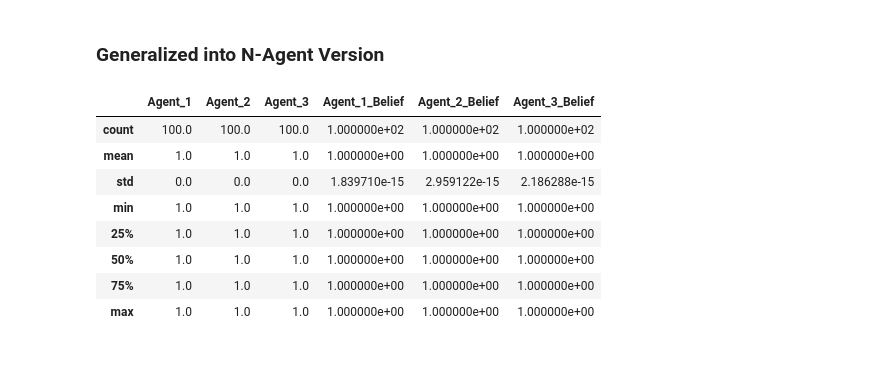
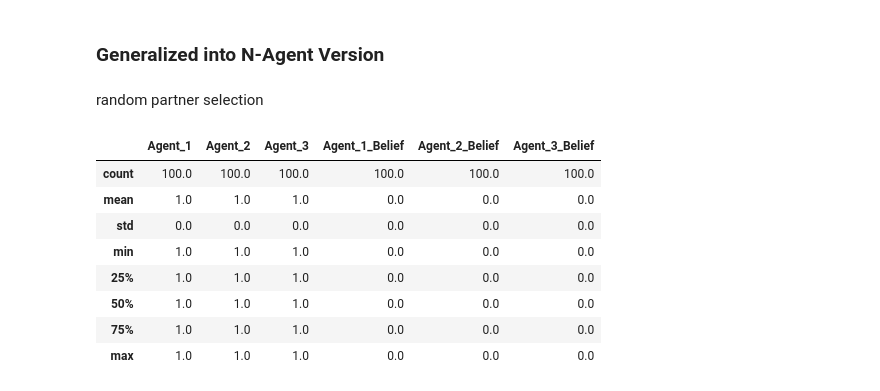
Before and after one commit to HarryZhangHH/EpisodicDRQN, a Jupyter notebook: fictitious_play_experiment.ipynb, the cells around one changed output. Cells and saved outputs as stored; diff of their text form; code cells hidden in the pictures; blank space fills up the shorter version.

```diff
--- a/fictitious_play_experiment.ipynb
+++ b/fictitious_play_experiment.ipynb
@@ -274,17 +294,17 @@ def multi_agent_fictitious_play(N_EPISODES:int, payoff:Type.TensorType, reward:T
         final_strategy[i] = strategy[j,i]
     return strategy, belief, log, final_strategy
 # %%
-def multi_stimulate(REWARD, TEMPTATION, SUCKER, PUNISHMENT, N_EPISODES, N, EPOCH):
+def multi_stimulate(REWARD, TEMPTATION, SUCKER, PUNISHMENT, N_EPISODES, N_AGENTS, EPOCH, entropy_flag=False):
     payoff = np.array([[REWARD, SUCKER],[TEMPTATION, PUNISHMENT]])
     strategy_list, belief_list = [],[]
     for ep in range(EPOCH):
         # 'reward' stores the payoff for each player, assuming the other player plays according to the empirical distribution
         reward = np.zeros([2,2])
         # 'strategy' stores the strategy played in each time period
-        strategy = -np.ones([N_EPISODES,N])
+        strategy = -np.ones([N_EPISODES,N_AGENTS])
         # 'belief' stores the empirical distribution at each time period, which is the defection probability
-        belief = np.zeros(N)
-        _, belief, belief_value, final_strategy = multi_agent_fictitious_play(N_EPISODES, payoff, reward, strategy, belief, N)
+        belief = np.zeros(N_AGENTS)
+        _, belief, belief_log, final_strategy = multi_agent_fictitious_play(N_EPISODES, payoff, reward, strategy, belief, N_AGENTS, entropy_flag=entropy_flag)
         strategy_list.append(final_strategy.copy())
         belief_list.append(belief.copy())
 
@@ -296,32 +316,34 @@ def multi_stimulate(REWARD, TEMPTATION, SUCKER, PUNISHMENT, N_EPISODES, N, EPOCH
 
     df = pd.DataFrame(np.concatenate((np.array(strategy_list),np.array(belief_list)), axis=1), columns=columns)
     return df
+# %% [markdown]
+random partner selection
 # %%
 # prisoner's dilemma
 REWARD, TEMPTATION, SUCKER, PUNISHMENT = 3.0, 5.8, 0.1, 3.3
 # stag hunt
 # REWARD, TEMPTATION, SUCKER, PUNISHMENT = 4, 3, 0, 1
 # REWARD, TEMPTATION, SUCKER, PUNISHMENT = 4, 4, 0, 1
 # chicken
 # REWARD, TEMPTATION, SUCKER, PUNISHMENT = 3, 4, 1, 0
 
-N = 3
 EPOCH = 100
+N_AGENTS = 3
 N_EPISODES = 1000
 # C:0, D:1
 # payoff matrix for the two players in the 2x2 game
-df_multi_PD = multi_stimulate(REWARD, TEMPTATION, SUCKER, PUNISHMENT, N_EPISODES, N, EPOCH)
+df_multi_PD = multi_stimulate(REWARD, TEMPTATION, SUCKER, PUNISHMENT, N_EPISODES, N_AGENTS, EPOCH)
 df_multi_PD.describe()
 # %% [output]
 |  | Agent_1 | Agent_2 | Agent_3 | Agent_1_Belief | Agent_2_Belief | Agent_3_Belief |
-| count | 100.0 | 100.0 | 100.0 | 1.000000e+02 | 1.000000e+02 | 1.000000e+02 |
-| mean | 1.0 | 1.0 | 1.0 | 1.000000e+00 | 1.000000e+00 | 1.000000e+00 |
-| std | 0.0 | 0.0 | 0.0 | 1.839710e-15 | 2.959122e-15 | 2.186288e-15 |
-| min | 1.0 | 1.0 | 1.0 | 1.000000e+00 | 1.000000e+00 | 1.000000e+00 |
-| 25% | 1.0 | 1.0 | 1.0 | 1.000000e+00 | 1.000000e+00 | 1.000000e+00 |
-| 50% | 1.0 | 1.0 | 1.0 | 1.000000e+00 | 1.000000e+00 | 1.000000e+00 |
-| 75% | 1.0 | 1.0 | 1.0 | 1.000000e+00 | 1.000000e+00 | 1.000000e+00 |
-| max | 1.0 | 1.0 | 1.0 | 1.000000e+00 | 1.000000e+00 | 1.000000e+00 |
+| count | 100.0 | 100.0 | 100.0 | 100.0 | 100.0 | 100.0 |
+| mean | 1.0 | 1.0 | 1.0 | 0.0 | 0.0 | 0.0 |
+| std | 0.0 | 0.0 | 0.0 | 0.0 | 0.0 | 0.0 |
+| min | 1.0 | 1.0 | 1.0 | 0.0 | 0.0 | 0.0 |
+| 25% | 1.0 | 1.0 | 1.0 | 0.0 | 0.0 | 0.0 |
+| 50% | 1.0 | 1.0 | 1.0 | 0.0 | 0.0 | 0.0 |
+| 75% | 1.0 | 1.0 | 1.0 | 0.0 | 0.0 | 0.0 |
+| max | 1.0 | 1.0 | 1.0 | 0.0 | 0.0 | 0.0 |
 # %%
 REWARD, TEMPTATION, SUCKER, PUNISHMENT = generate_payoff_matrix('PD', N=100)
 df_multi_PD = pd.DataFrame(columns=['Agent_1', 'Agent_2', 'Agent_3', 'Agent_1_Belief', 'Agent_2_Belief', 'Agent_3_Belief', 'temptation', 'reward', 'punishment', 'sucker'])
```
Also changed, not shown: parts of 22 cells of this notebook, 7 other files.
